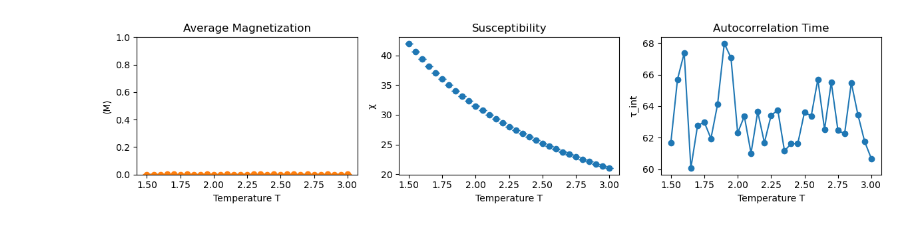
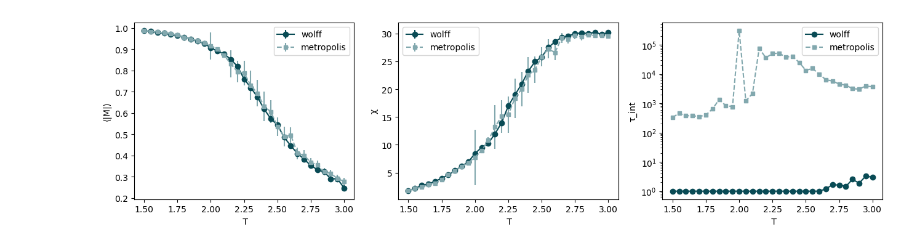
Before and after one commit to condmat-girl/monte-carlo-PtSe2, a Jupyter notebook: test.ipynb, the cells around one changed output. Drawn from its saved outputs; the diff is of its cells as text; code cells hidden in the pictures.

```diff
--- a/test.ipynb
+++ b/test.ipynb
@@ -546,31 +164,37 @@ Starting production phase...
 # %%
 
-import numpy as np
-import matplotlib.pyplot as plt
+from matplotlib.colors import ListedColormap
 
+SPIN_CMAP = ListedColormap(["#094B55", "#82a8ae"])
+c_dark, c_light = SPIN_CMAP.colors
+# ---------- plot ----------
+fig, axs = plt.subplots(1, 3, figsize=(13, 3.6))
 
-fig, axs = plt.subplots(1, 3, figsize=(12, 3))
+# ⟨|M|⟩
+axs[0].errorbar(temperatures, Mw, yerr=Mw_err, fmt='o-', ms=6, label='wolff',c=c_dark)
+axs[0].errorbar(temperatures, Mm, yerr=Mm_err, fmt='s--', ms=4, label='metropolis',c=c_light)
+axs[0].set_xlabel(" T")
+axs[0].set_ylabel("⟨|M|⟩")
+axs[0].legend()
 
-axs[0].plot(temperatures, np.abs(avg_magnetization))
-axs[0].errorbar(temperatures, np.abs(avg_magnetization), yerr=magnetization_errors, fmt='o', capsize=4)
-axs[0].set_xlabel("Temperature T")
-axs[0].set_ylabel("⟨M⟩")
-axs[0].set_ylim(0,1)
-axs[0].set_title("Average Magnetization")
-# axs[0].tick_params(which='both', direction='in', top=True, right=True)
+# χ
+axs[1].errorbar(temperatures, Chiw, yerr=Chiw_err, fmt='o-', ms=6, label='wolff',c=c_dark)
+axs[1].errorbar(temperatures, Chim, yerr=Chim_err, fmt='s--', ms=4, label='metropolis',c=c_light)
+axs[1].set_xlabel(" T")
+axs[1].set_ylabel("χ")
+axs[1].legend()
 
-axs[1].errorbar(temperatures, susceptibilities, yerr=susceptibility_errors, fmt='o', capsize=4)
-axs[1].set_xlabel("Temperature T")
-axs[1].set_ylabel("χ")
-axs[1].set_title("Susceptibility")
+# τ_int
+axs[2].plot(temperatures, Tauw, 'o-',  ms=6, label='wolff',c=c_dark)
+axs[2].plot(temperatures, Taum, 's--', ms=4, label='metropolis',c=c_light)
+axs[2].set_xlabel(" T")
+axs[2].set_yscale('log')
+axs[2].set_ylabel("τ_int")
+axs[2].legend()
 
-axs[2].plot(temperatures, autocorr_time_list, marker='o')
-# axs[2].set_yscale('log')
-axs[2].set_xlabel("Temperature T")
-axs[2].set_ylabel("τ_int")
-axs[2].set_title("Autocorrelation Time")
-# plt.savefig('100ksteps')
+# plt.savefig('ising_test')
+
 plt.tight_layout()
 plt.show()
 # %% [output]
-[figure, old version]
+[figure, new version]
```
Also changed, not shown: parts of 27 cells of this notebook, 7 other files.
